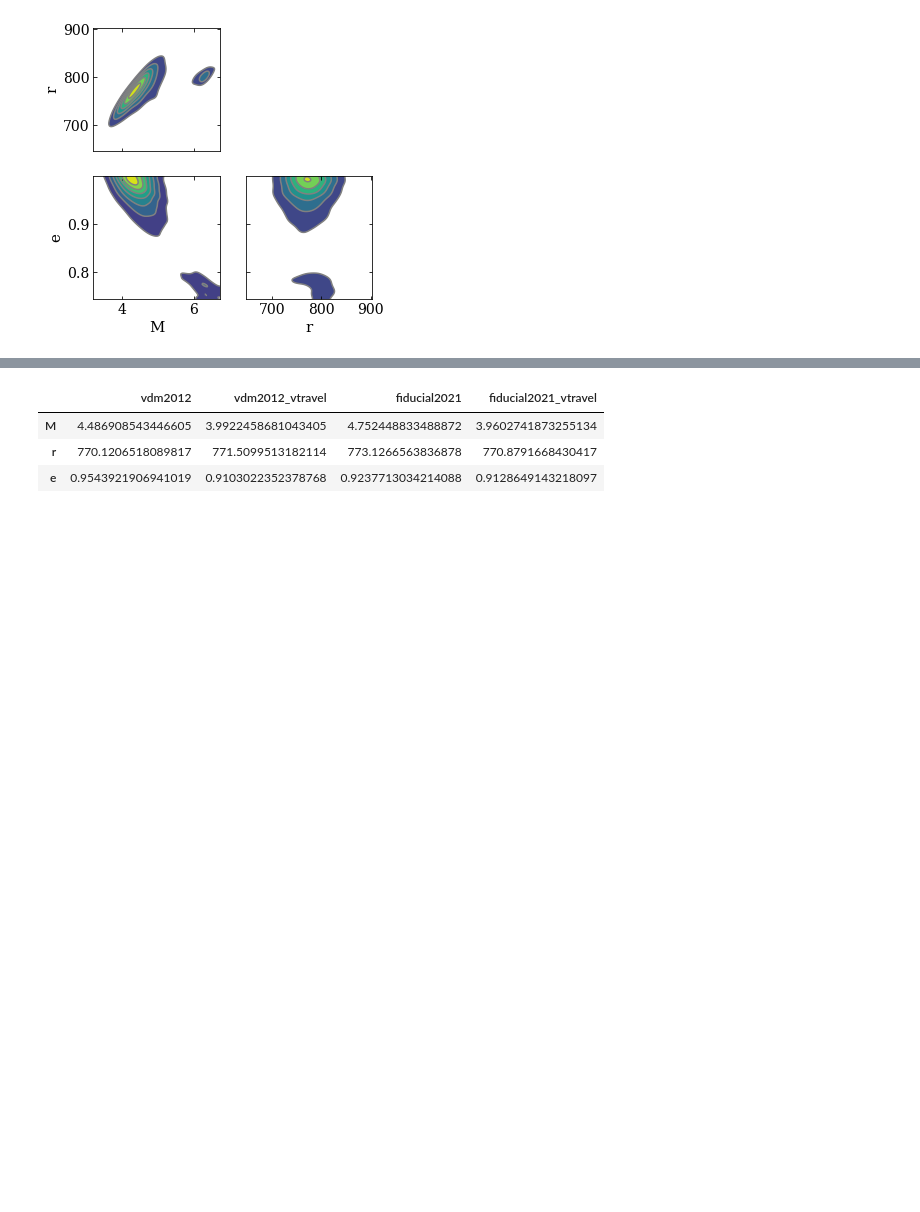
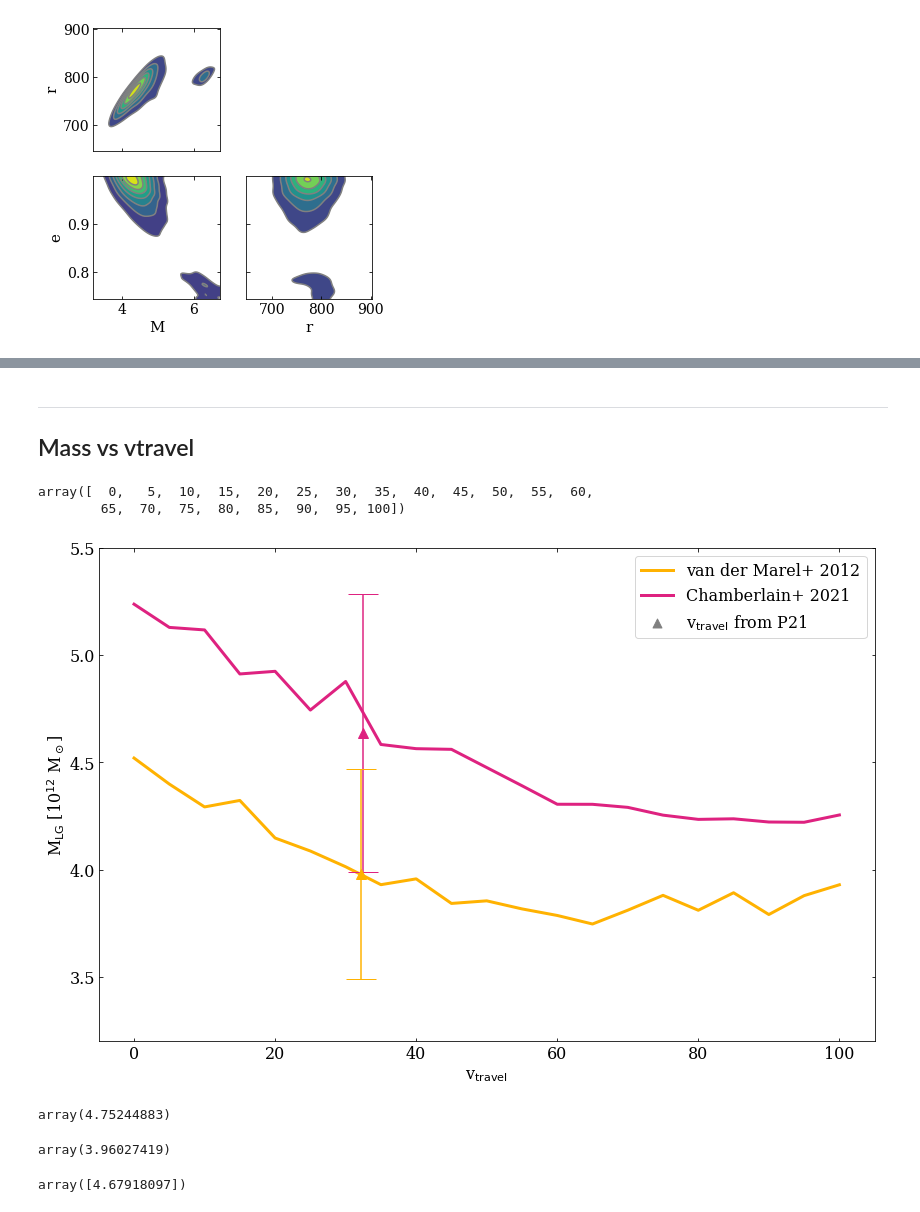
Before and after one commit to katiechambe/yellowCard, a Jupyter notebook: notebooks/pymc3-analyze-runs.ipynb, the cells around one changed output, grey strips where cells are left out. Drawn from its saved outputs; the diff is of its cells as text; code cells hidden in the pictures; blank space fills up the shorter version.

```diff
--- a/notebooks/pymc3-analyze-runs.ipynb
+++ b/notebooks/pymc3-analyze-runs.ipynb
@@ -27,0 +182,2 @@ usys = UnitSystem(1e12*u.Msun, u.kpc, u.Gyr, u.radian)
+# %%
+truths = means['fiducial2021_vtravel']
@@ -87,10 +267,61 @@ for mod in modelChoices:
-# %%
-pd.DataFrame(means)
-# %% [output]
-|  | vdm2012 | vdm2012_vtravel | fiducial2021 | fiducial2021_vtravel |
-| M | 4.486908543446605 | 3.9922458681043405 | 4.752448833488872 | 3.9602741873255134 |
-| r | 770.1206518089817 | 771.5099513182114 | 773.1266563836878 | 770.8791668430417 |
-| e | 0.9543921906941019 | 0.9103022352378768 | 0.9237713034214088 | 0.9128649143218097 |
+# %% [markdown]
+___
+## Mass vs vtravel
+# %%
+means_vtravel[mod]['vtravel']
+# %% [output]
+array([  0,   5,  10,  15,  20,  25,  30,  35,  40,  45,  50,  55,  60,
+        65,  70,  75,  80,  85,  90,  95, 100])
+# %%
+modelChoices = ["vdm2012","fiducial2021"]
+label_model = ["van der Marel+ 2012","Chamberlain+ 2021"]
+
+
+color = [palette['Minor Pairs'],palette["Extra"]]
+alpha = [0.2,0.4]
+
+fig,ax=plt.subplots(figsize=(12,8))
+for mod,lab,col,al in zip(modelChoices,label_model,color,alpha):
+    bottoms = means_vtravel[mod]['M']-stds_vtravel[mod]['M']
+    tops = means_vtravel[mod]['M']+stds_vtravel[mod]['M']
+
+    plt.plot(means_vtravel[mod]['vtravel'], means_vtravel[mod]['M'],
+             label=lab, color=col, lw=3)
+#     plt.errorbar(x=means_vtravel_meas[mod]['vtravel']+al,
+#                  y=means_vtravel_meas[mod]['M'],
+#                  yerr=stds_vtravel_meas[mod]['M'],
+#                  color=col,capsize=15,marker='^',ms=10)
+for mod,lab,col,al in zip(modelChoices,label_model,color,alpha):
+    plt.errorbar(x=means_vtravel_meas[mod]['vtravel']+al,
+                 y=means_vtravel_meas[mod]['M'],
+                 yerr=stds_vtravel_meas[mod]['M'],
+                 color=col,capsize=15,marker='^',ms=10)
+    #ax.fill_between(means_vtravel[mod]['vtravel'], bottoms, tops, alpha=al,color=col)
+
+#     ax.axhline(means[mod]['M'],linestyle='dotted',color=col)
+#     ax.axhline(means[mod+"_vtravel"]['M'],linestyle='dashed',color=col)
+plt.scatter(0,0,label=r'v$_{\rm travel}$ from P21',marker="^",s=80,color='grey')
+ax.set_xlabel(r'v$_{\rm travel}$')
+ax.set_ylabel(r'M$_{\rm LG}$ [10$^{12}$ M$_\odot$]')
+plt.legend()
+plt.ylim(3.2,5.5)
+plt.tight_layout()
+plt.savefig("../plots/analyze-runs-MvV.png",dpi=300)
+plt.show()
+# %% [output]
+[figure, added]
+# %%
+means["fiducial2021"]["M"]
+# %% [output]
+array(4.75244883)
+# %%
+means["fiducial2021_vtravel"]["M"]
+# %% [output]
+array(3.96027419)
+# %%
+means_vtravel['fiducial2021']["M"][means_vtravel['fiducial2021']['vtravel']==30]
+# %% [output]
+array([4.67918097])
 # %%
 # dataset = "vdm2012"
 # vtrav_bool = True
```
Also changed, not shown: parts of 16 cells of this notebook.
